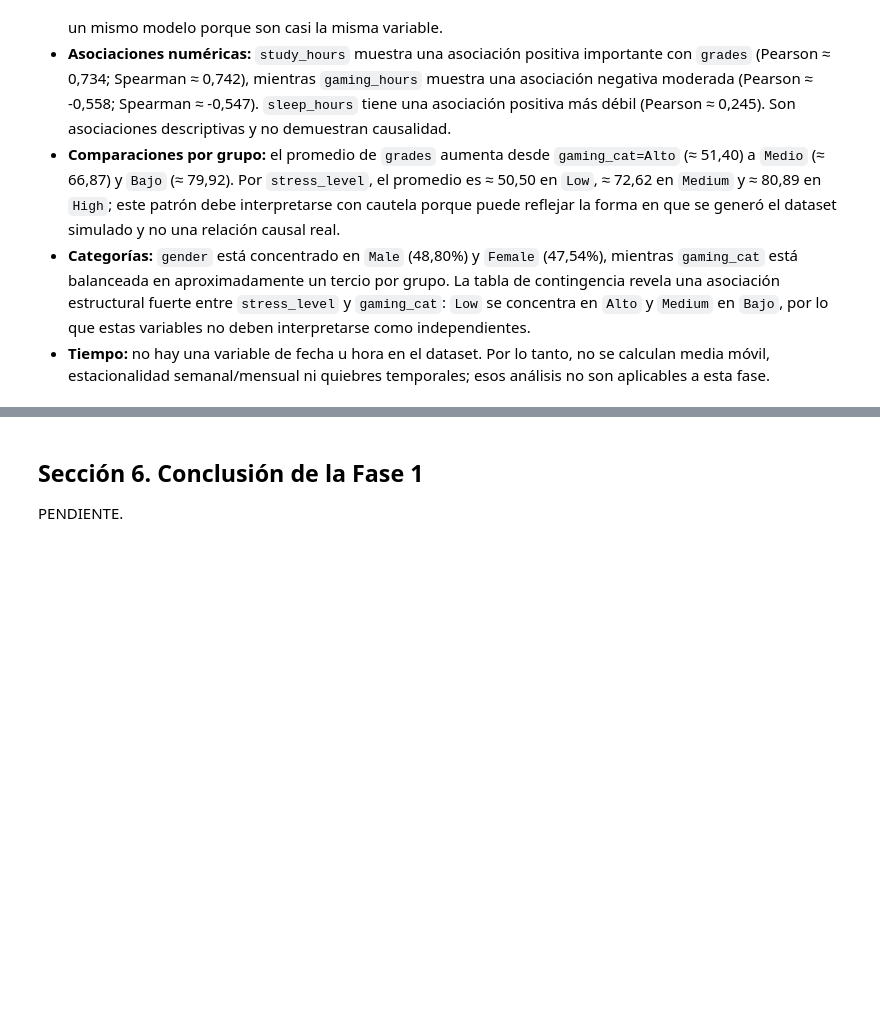
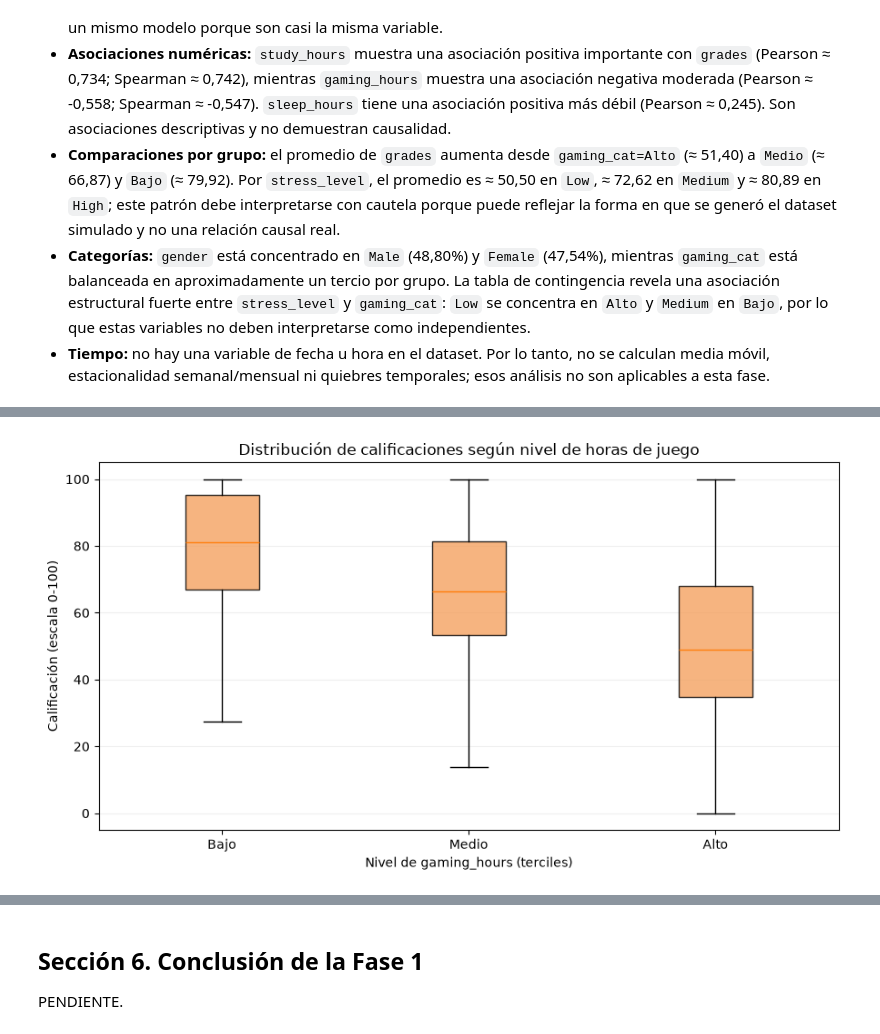
Before and after one commit to jose-zaavedra/Academic-Performance-DS, a Jupyter notebook: notebooks/fase1_gaming_rendimiento.ipynb, the cells around one changed output, grey strips where cells are left out. Drawn from its saved outputs; the diff is of its cells as text; code cells hidden in the pictures; blank space fills up the shorter version.

```diff
--- a/notebooks/fase1_gaming_rendimiento.ipynb
+++ b/notebooks/fase1_gaming_rendimiento.ipynb
@@ -814,0 +843,13 @@ PENDIENTE.
+# %%
+categorias_gaming = ['Bajo', 'Medio', 'Alto']
+datos_gaming = [df.loc[df['gaming_cat'] == categoria, 'grades'].dropna() for categoria in categorias_gaming]
+fig, eje = plt.subplots(figsize=(9, 5))
+eje.boxplot(datos_gaming, tick_labels=categorias_gaming, patch_artist=True, boxprops={'facecolor': '#f4a261', 'alpha': 0.8})
+eje.set_title('Distribución de calificaciones según nivel de horas de juego')
+eje.set_xlabel('Nivel de gaming_hours (terciles)')
+eje.set_ylabel('Calificación (escala 0-100)')
+eje.grid(axis='y', alpha=0.2)
+plt.tight_layout()
+plt.show()
+# %% [output]
+[figure, added]
```
Also changed, not shown: parts of 26 cells of this notebook.
